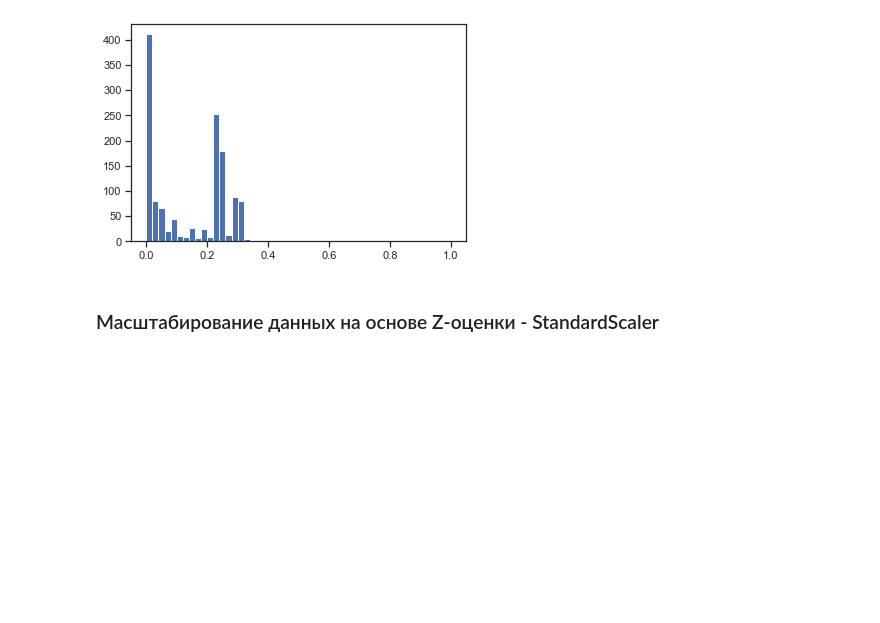
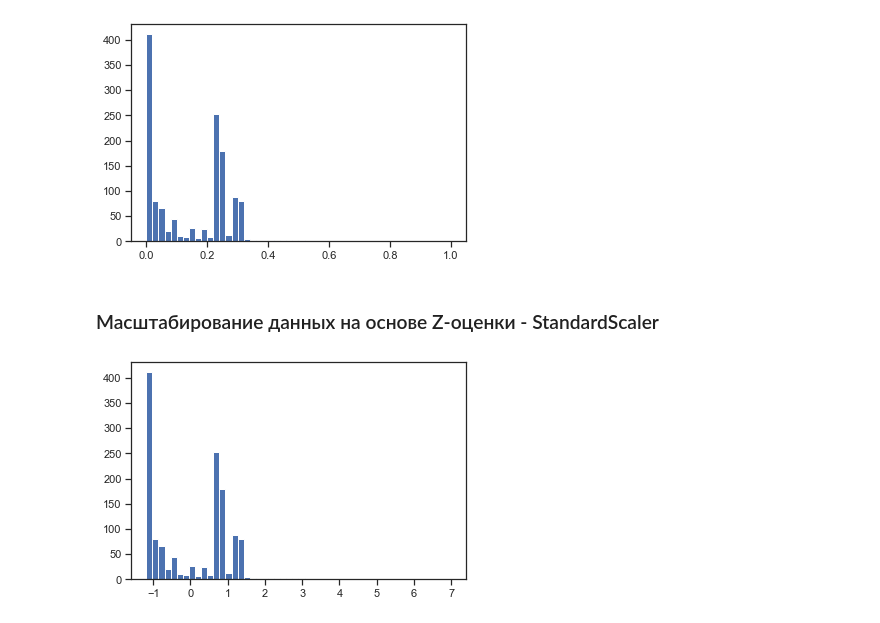
Before and after one commit to antoffee/TMO-6sem, a Jupyter notebook: lab2/lab2.ipynb, the cells around one changed output. Saved outputs shown, nothing was run; the diff lists cells and outputs as text; code cells hidden in the pictures; blank space fills up the shorter version.

```diff
--- a/lab2/lab2.ipynb
+++ b/lab2/lab2.ipynb
@@ -550,3 +550,8 @@ plt.show()
 # %%
 sc2 = StandardScaler()
 sc2_data = sc2.fit_transform(data[['Number.of.Bags']])
+# %%
+plt.hist(sc2_data, 50)
+plt.show()
+# %% [output]
+[figure, added]
```
Also changed, not shown: 1 other file.
